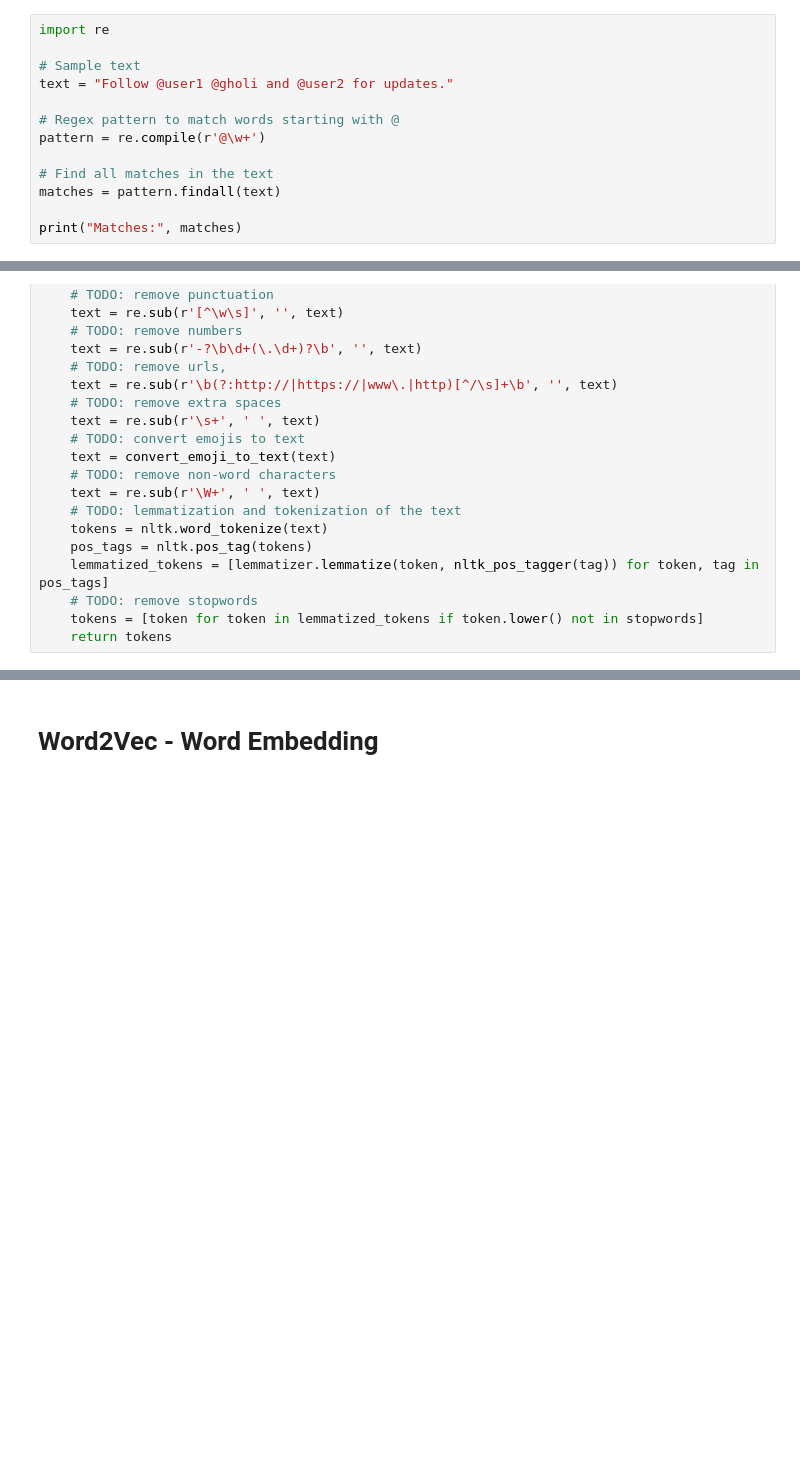
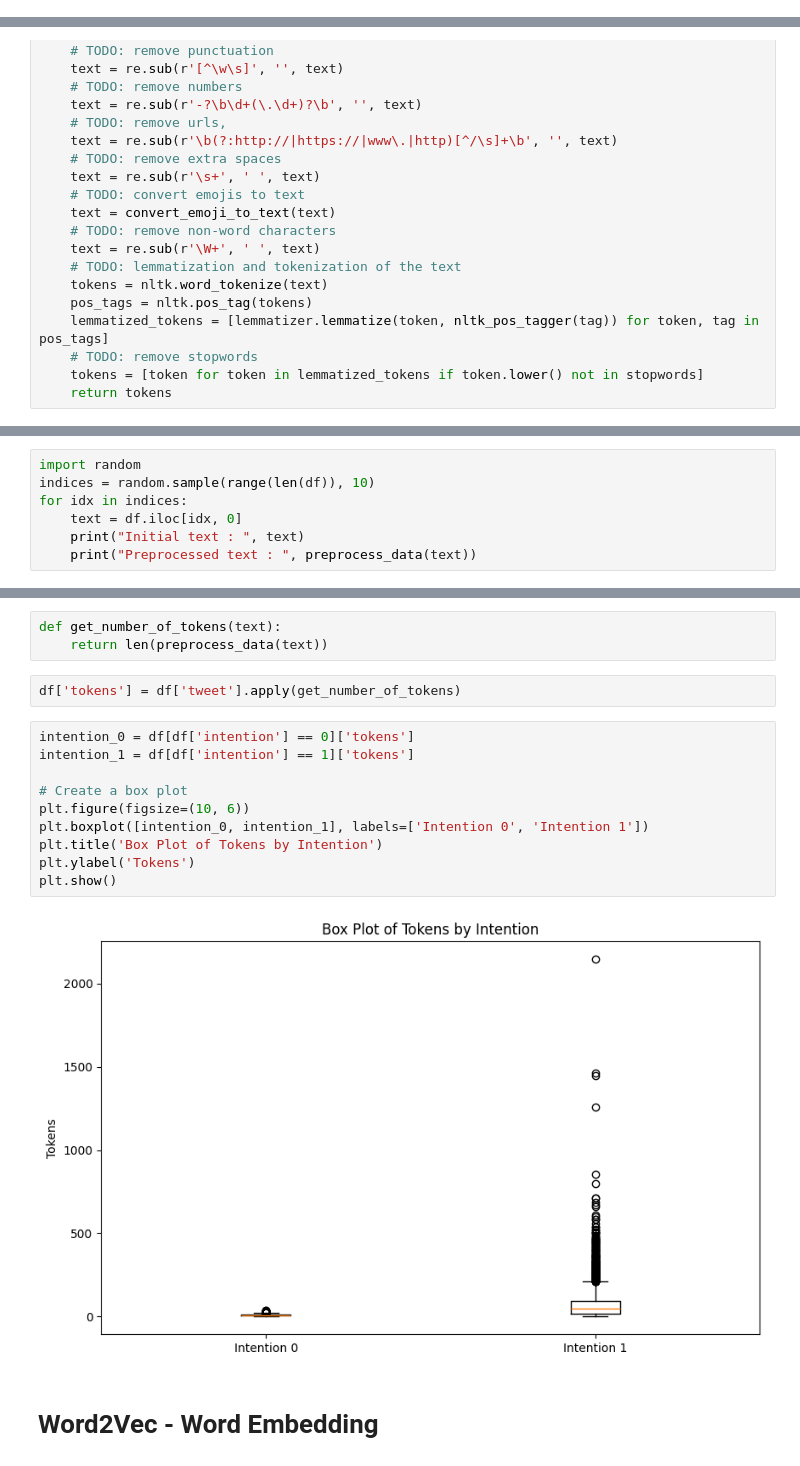
Before and after one commit to javadkavian/AI_Assignments, a Jupyter notebook: A5/qenv/STUDENT_notebook.ipynb, the cells around one changed output, grey strips where cells are left out. Drawn from its saved outputs; the diff is of its cells as text; blank space fills up the shorter version.

```diff
--- a/A5/qenv/STUDENT_notebook.ipynb
+++ b/A5/qenv/STUDENT_notebook.ipynb
@@ -87,16 +78,3 @@ nltk.download(["stopwords", "punkt", "wordnet", "averaged_perceptron_tagger"])
 [nltk_data]   Package averaged_perceptron_tagger is already up-to-
 [nltk_data]       date!
 True
-# %%
-import re
-
-# Sample text
-text = "Follow @user1 @gholi and @user2 for updates."
-
-# Regex pattern to match words starting with @
-pattern = re.compile(r'@\w+')
-
-# Find all matches in the text
-matches = pattern.findall(text)
-
-print("Matches:", matches)
@@ -236,0 +203,7 @@ Text: ['quick', 'brown', 'fox', 'jump', 'lazy', 'dog']
+# %%
+import random
+indices = random.sample(range(len(df)), 10)
+for idx in indices:
+    text = df.iloc[idx, 0]
+    print("Initial text : ", text)
+    print("Preprocessed text : ", preprocess_data(text))
@@ -237,3 +231,20 @@ Text: ['quick', 'brown', 'fox', 'jump', 'lazy', 'dog']
+# %%
+def get_number_of_tokens(text):
+    return len(preprocess_data(text))
+# %%
+df['tokens'] = df['tweet'].apply(get_number_of_tokens)
+# %%
+intention_0 = df[df['intention'] == 0]['tokens']
+intention_1 = df[df['intention'] == 1]['tokens']
+
+# Create a box plot
+plt.figure(figsize=(10, 6))
+plt.boxplot([intention_0, intention_1], labels=['Intention 0', 'Intention 1'])
+plt.title('Box Plot of Tokens by Intention')
+plt.ylabel('Tokens')
+plt.show()
+# %% [output]
+[figure, added]
 # %% [markdown]
 # Word2Vec - Word Embedding
 # %%
```
Also changed, not shown: parts of 34 cells of this notebook.
